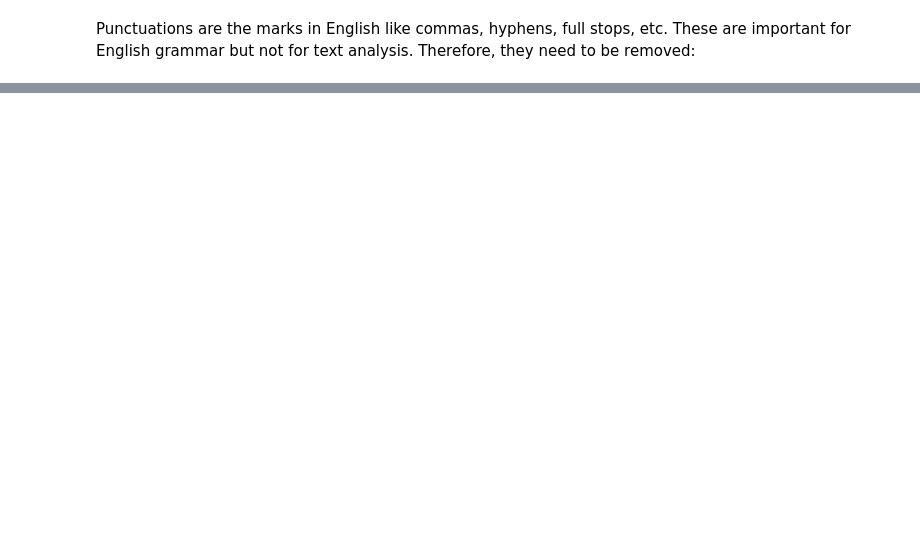
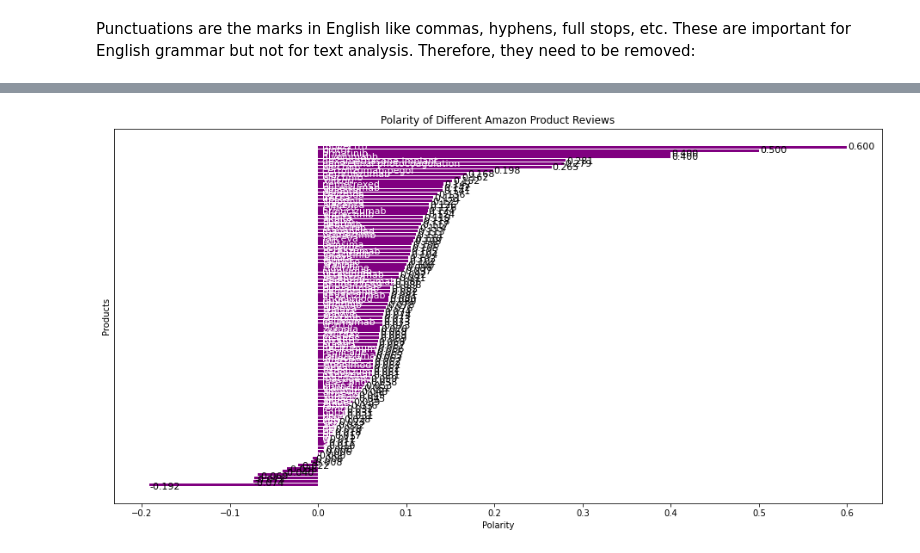
Before and after one commit to achalvats/Medical-Drugs--NLP, a Jupyter notebook: Sentiment_Analysis_for_Medical_Drugs_NLP.ipynb, the cells around one changed output, grey strips where cells are left out. Saved outputs shown, nothing was run; the diff lists cells and outputs as text; code cells hidden in the pictures; blank space fills up the shorter version.

Commit message:
balancing the dateset and applying eda

```diff
--- a/Sentiment_Analysis_for_Medical_Drugs_NLP.ipynb
+++ b/Sentiment_Analysis_for_Medical_Drugs_NLP.ipynb
@@ -494 +498,4 @@ for index,product in enumerate(df_dtm.columns):
 ZeroDivisionError: ignored
+# %%
+from textblob import TextBlob
+train_2['polarity']=train_2['lemmatized'].apply(lambda x:TextBlob(x).sentiment.polarity)
@@ -494,0 +527,22 @@ ZeroDivisionError: ignored
+# %%
+
+product_polarity_sorted=pd.DataFrame(train_2.groupby('drug')['polarity'].mean().sort_values(ascending=True))
+
+plt.figure(figsize=(16,8))
+plt.xlabel('Polarity')
+plt.ylabel('Products')
+plt.title('Polarity of Different Amazon Product Reviews')
+polarity_graph=plt.barh(np.arange(len(product_polarity_sorted.index)),product_polarity_sorted['polarity'],color='purple',)
+
+# Writing product names on bar
+for bar,product in zip(polarity_graph,product_polarity_sorted.index):
+  plt.text(0.005,bar.get_y()+bar.get_width(),'{}'.format(product),va='center',fontsize=11,color='white')
+
+# Writing polarity values on graph
+for bar,polarity in zip(polarity_graph,product_polarity_sorted['polarity']):
+  plt.text(bar.get_width()+0.001,bar.get_y()+bar.get_width(),'%.3f'%polarity,va='center',fontsize=11,color='black')
+
+plt.yticks([])
+plt.show()
+# %% [output]
+[figure, added]
```
Also changed, not shown: parts of 36 cells of this notebook.
